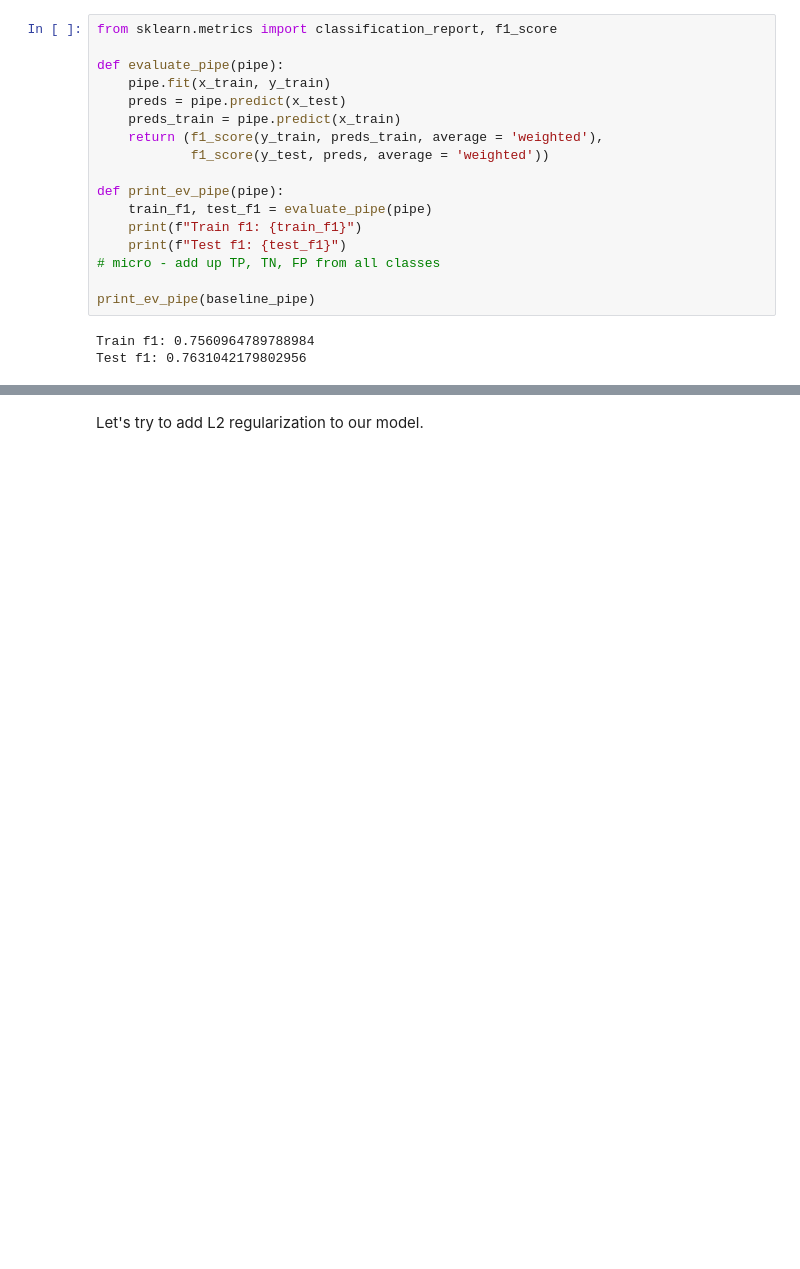
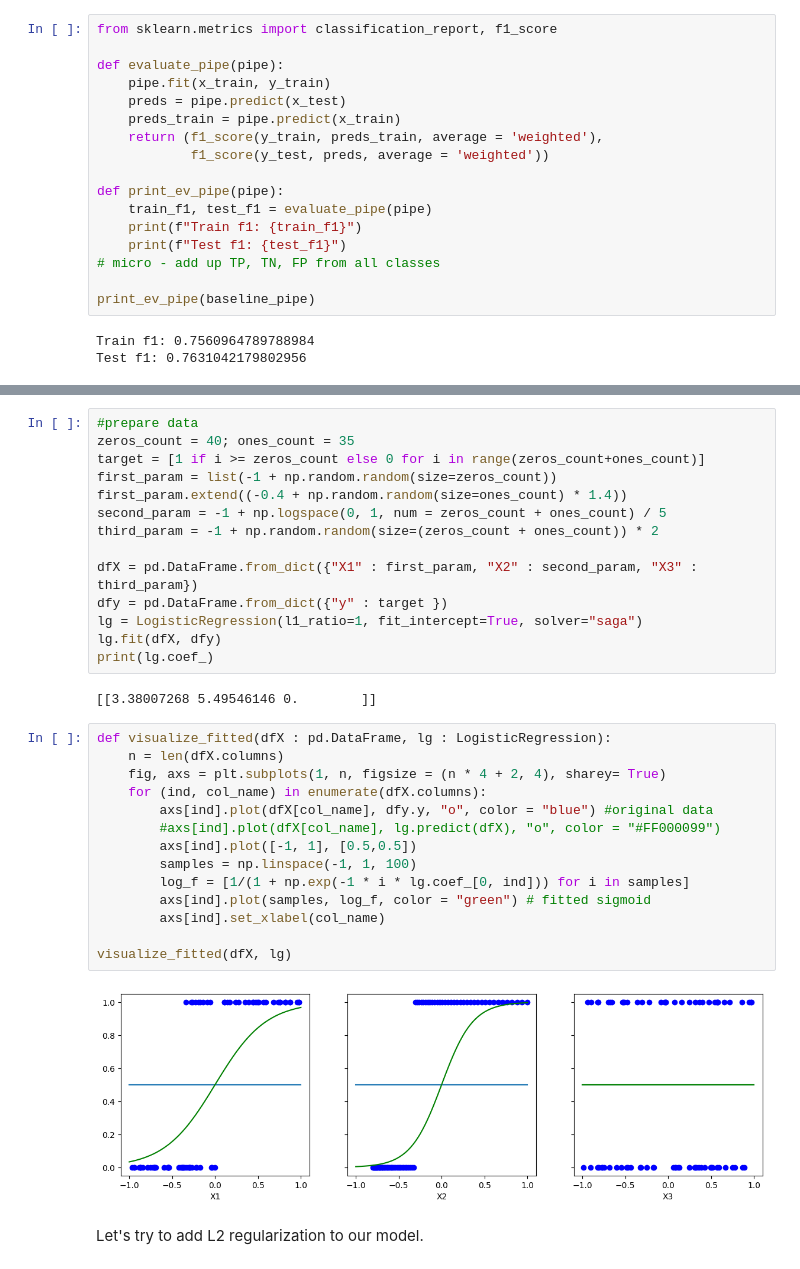
Before and after one commit to serge-poliakoff/data-science, a Jupyter notebook: fish_classifier/fish_line_regression.ipynb, the cells around one changed output, grey strips where cells are left out. Drawn from its saved outputs; the diff is of its cells as text; blank space fills up the shorter version.

```diff
--- a/fish_classifier/fish_line_regression.ipynb
+++ b/fish_classifier/fish_line_regression.ipynb
@@ -57,3 +109,35 @@ Test f1: 0.7631042179802956
+# %%
+#prepare data
+zeros_count = 40; ones_count = 35
+target = [1 if i >= zeros_count else 0 for i in range(zeros_count+ones_count)]
+first_param = list(-1 + np.random.random(size=zeros_count))
+first_param.extend((-0.4 + np.random.random(size=ones_count) * 1.4))
+second_param = -1 + np.logspace(0, 1, num = zeros_count + ones_count) / 5
+third_param = -1 + np.random.random(size=(zeros_count + ones_count)) * 2
+
+dfX = pd.DataFrame.from_dict({"X1" : first_param, "X2" : second_param, "X3" : third_param})
+dfy = pd.DataFrame.from_dict({"y" : target })
+lg = LogisticRegression(l1_ratio=1, fit_intercept=True, solver="saga")
+lg.fit(dfX, dfy)
+print(lg.coef_)
+# %% [output]
+[[3.38007268 5.49546146 0.        ]]
+# %%
+def visualize_fitted(dfX : pd.DataFrame, lg : LogisticRegression):
+    n = len(dfX.columns)
+    fig, axs = plt.subplots(1, n, figsize = (n * 4 + 2, 4), sharey= True)
+    for (ind, col_name) in enumerate(dfX.columns):
+        axs[ind].plot(dfX[col_name], dfy.y, "o", color = "blue") #original data
+        #axs[ind].plot(dfX[col_name], lg.predict(dfX), "o", color = "#FF000099")
+        axs[ind].plot([-1, 1], [0.5,0.5])
+        samples = np.linspace(-1, 1, 100)
+        log_f = [1/(1 + np.exp(-1 * i * lg.coef_[0, ind])) for i in samples]
+        axs[ind].plot(samples, log_f, color = "green") # fitted sigmoid
+        axs[ind].set_xlabel(col_name)
+
+visualize_fitted(dfX, lg)
+# %% [output]
+[figure, added]
 # %% [markdown]
 Let's try to add L2 regularization to our model.
 # %%
```
Also changed, not shown: parts of 6 cells of this notebook, 2 other files.
